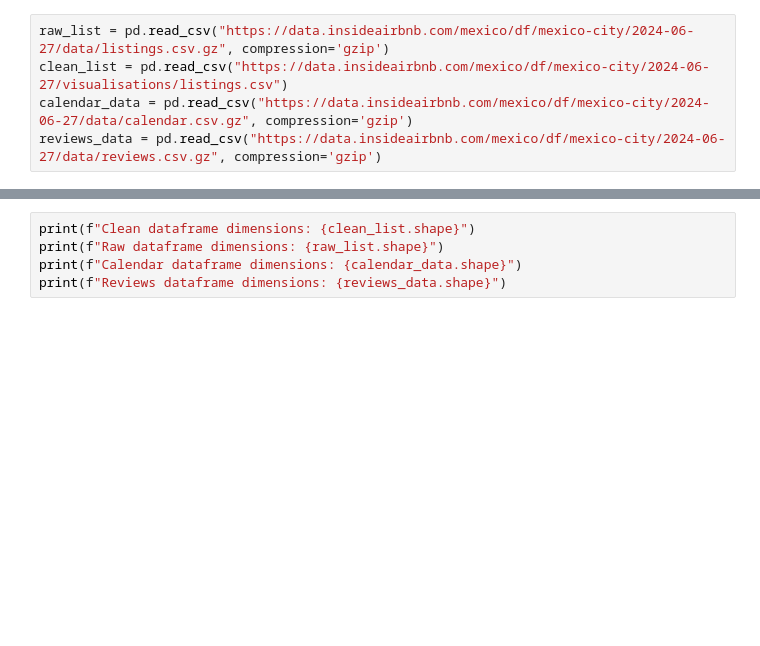
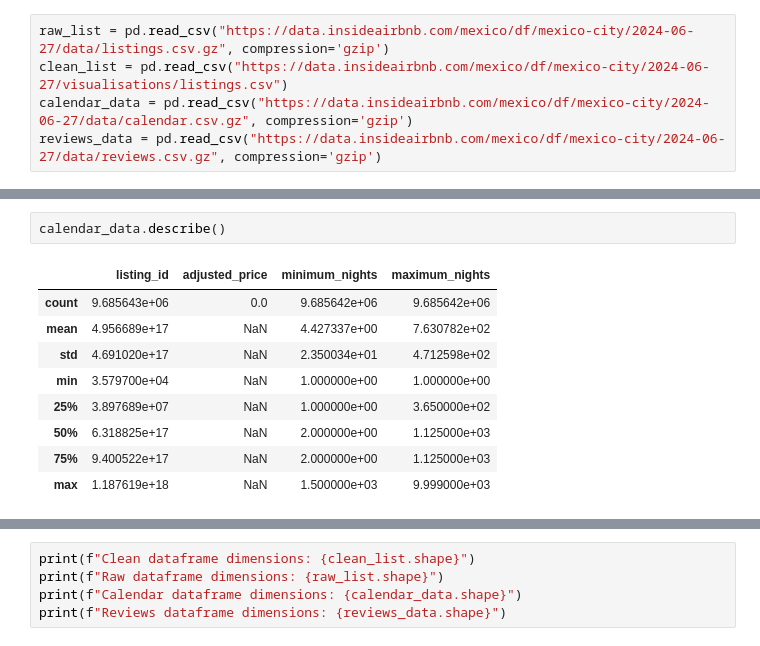
Before and after one commit to leonfgz48/Mineria_de_Datos_Proyecto, a Jupyter notebook: EDA_airbnb.ipynb, the cells around one changed output, grey strips where cells are left out. Saved outputs shown, nothing was run; the diff lists cells and outputs as text; blank space fills up the shorter version.

```diff
--- a/EDA_airbnb.ipynb
+++ b/EDA_airbnb.ipynb
@@ -19,0 +50,12 @@ clean_list.head()
+# %%
+calendar_data.describe()
+# %% [output]
+|  | listing_id | adjusted_price | minimum_nights | maximum_nights |
+| count | 9.685643e+06 | 0.0 | 9.685642e+06 | 9.685642e+06 |
+| mean | 4.956689e+17 | NaN | 4.427337e+00 | 7.630782e+02 |
+| std | 4.691020e+17 | NaN | 2.350034e+01 | 4.712598e+02 |
+| min | 3.579700e+04 | NaN | 1.000000e+00 | 1.000000e+00 |
+| 25% | 3.897689e+07 | NaN | 1.000000e+00 | 3.650000e+02 |
+| 50% | 6.318825e+17 | NaN | 2.000000e+00 | 1.125000e+03 |
+| 75% | 9.400522e+17 | NaN | 2.000000e+00 | 1.125000e+03 |
+| max | 1.187619e+18 | NaN | 1.500000e+03 | 9.999000e+03 |
```
Also changed, not shown: parts of 4 cells of this notebook.
